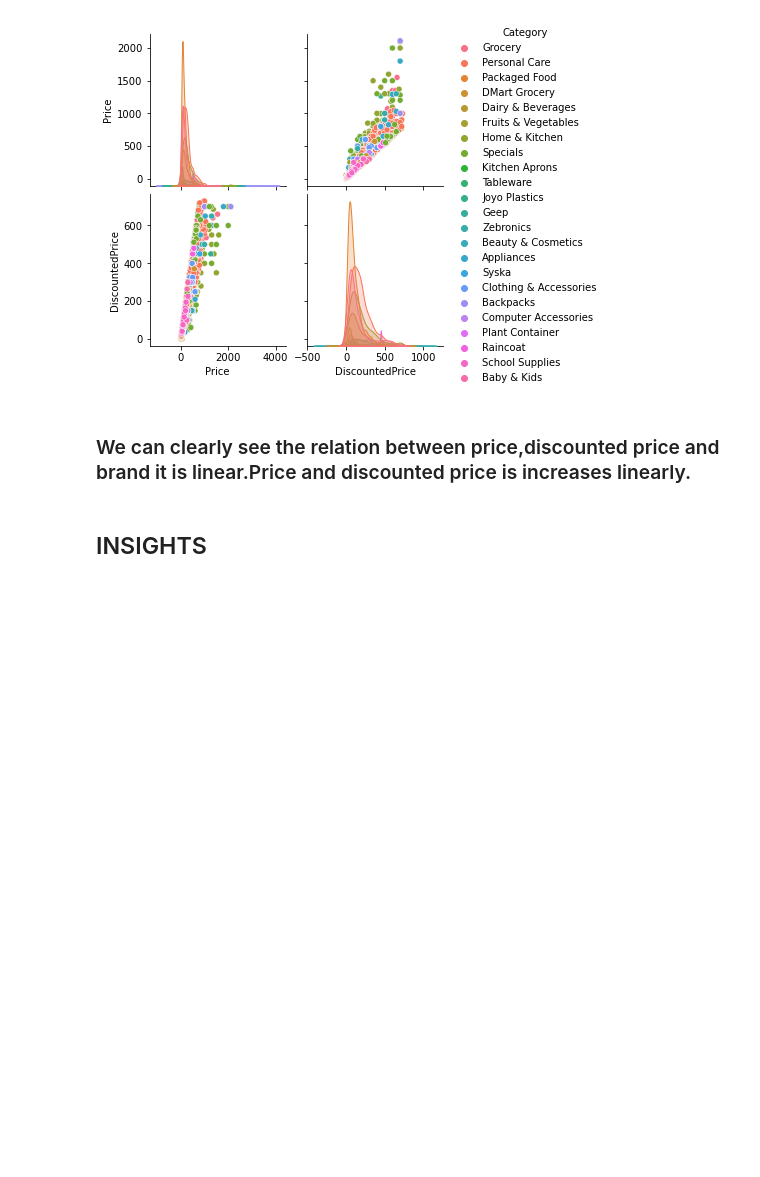
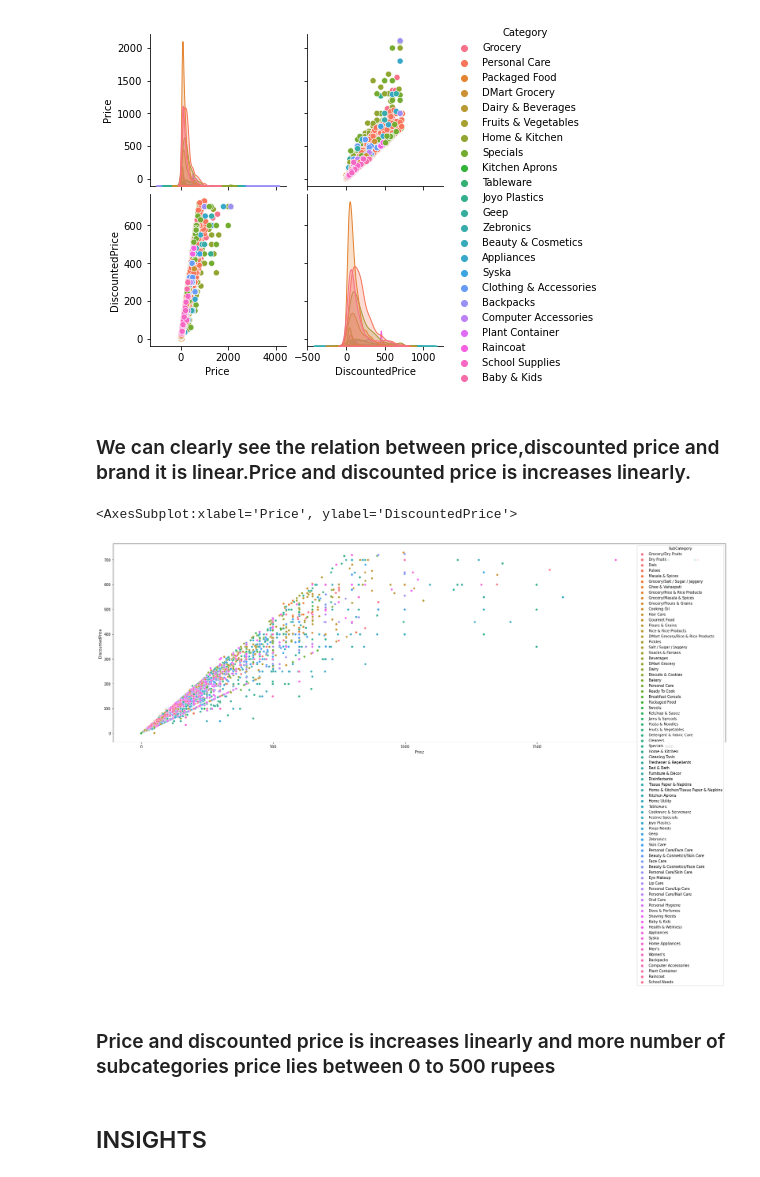
Before and after one commit to bharath3848/Dmart-dataset, a Jupyter notebook: EDA_Project.ipynb, the cells around one changed output. Drawn from its saved outputs; the diff is of its cells as text; code cells hidden in the pictures; blank space fills up the shorter version.

```diff
--- a/EDA_Project.ipynb
+++ b/EDA_Project.ipynb
@@ -471,6 +471,14 @@ plt.show()
 [figure]
 # %% [markdown]
 ### We can clearly see the relation between price,discounted price and brand it is linear.Price and discounted price is increases linearly.
+# %%
+plt.figure(figsize=(30,10))
+sns.scatterplot(x='Price',y='DiscountedPrice',data=df_no_1,hue='SubCategory')
+# %% [output]
+<AxesSubplot:xlabel='Price', ylabel='DiscountedPrice'>
+[figure, added]
+# %% [markdown]
+### Price and discounted price is increases linearly and more number of subcategories price lies between 0 to 500 rupees
 # %% [markdown]
 ## INSIGHTS
 # %%
```
Also changed, not shown: parts of 6 cells of this notebook.
